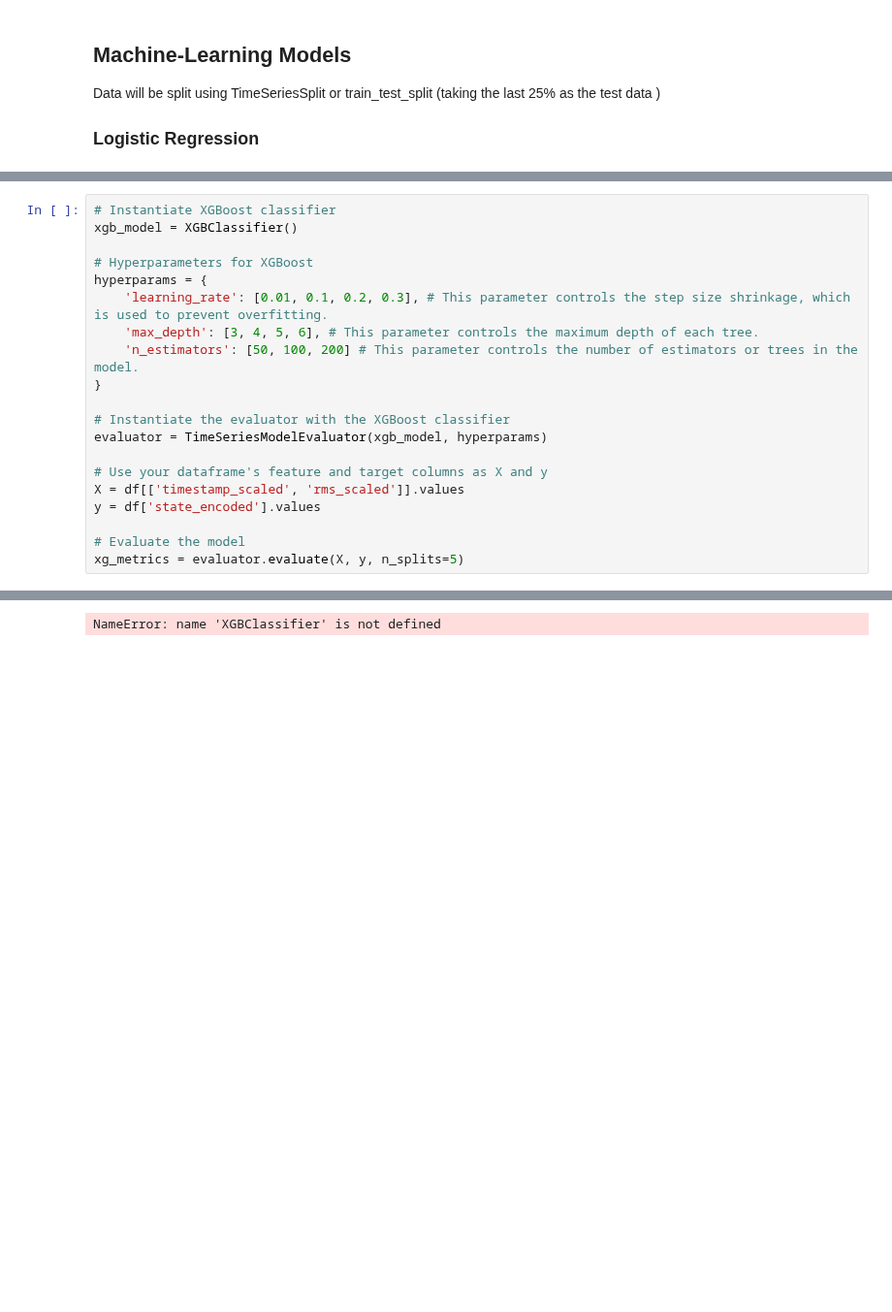
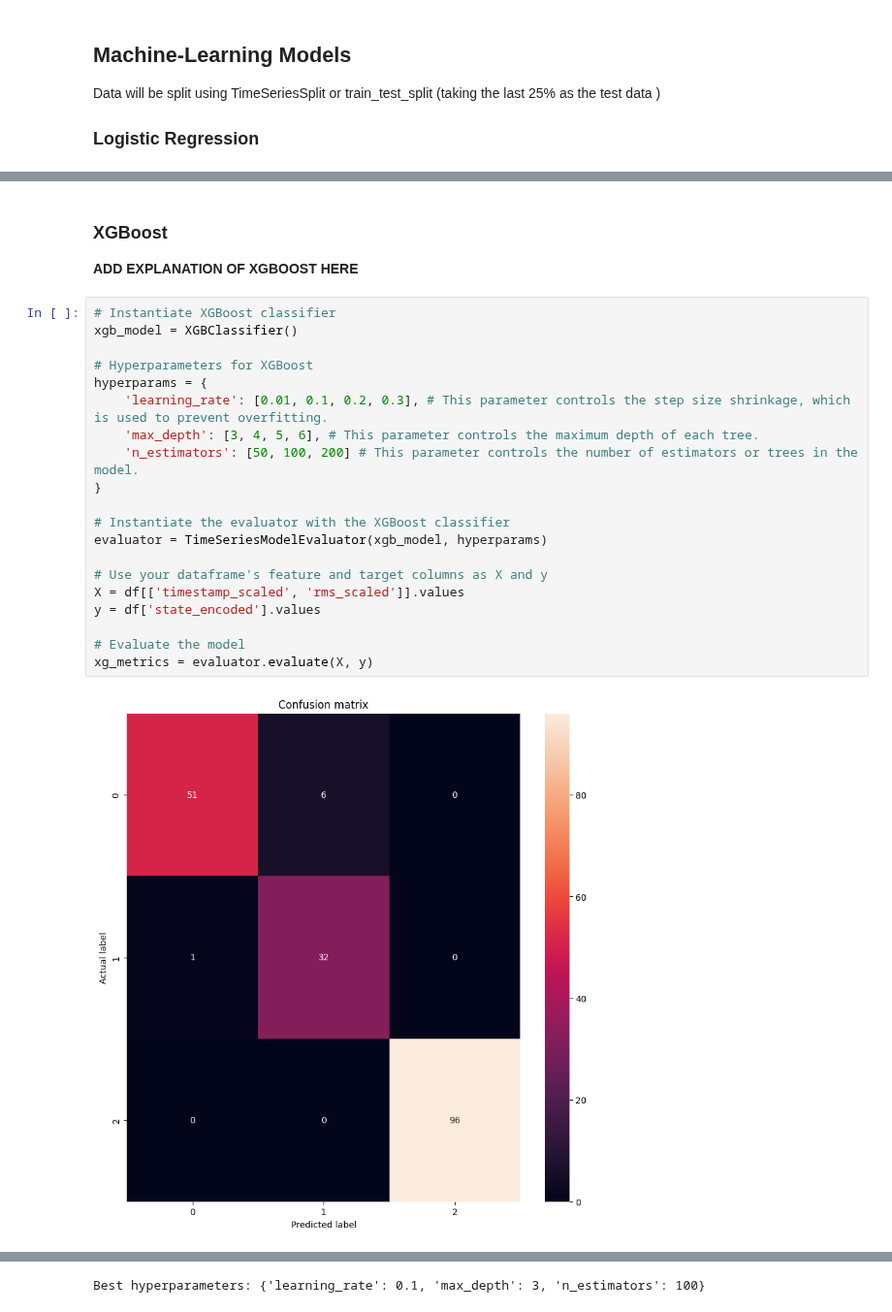
Before and after one commit to Danielwoodh/Time-Series-Data-Generation, a Jupyter notebook: Models - 1.0.ipynb, the cells around one changed output, grey strips where cells are left out. Shown at 97% size. Cells and saved outputs as stored; diff of their text form; blank space fills up the shorter version.

```diff
--- a/Models - 1.0.ipynb
+++ b/Models - 1.0.ipynb
@@ -239,21 +245,26 @@ weighted avg       0.88      0.65      0.63       186
+# %% [markdown]
+### XGBoost
+
+**ADD EXPLANATION OF XGBOOST HERE**
 # %%
 # Instantiate XGBoost classifier
 xgb_model = XGBClassifier()
 
 # Hyperparameters for XGBoost
 hyperparams = {
     'learning_rate': [0.01, 0.1, 0.2, 0.3], # This parameter controls the step size shrinkage, which is used to prevent overfitting.
     'max_depth': [3, 4, 5, 6], # This parameter controls the maximum depth of each tree.
     'n_estimators': [50, 100, 200] # This parameter controls the number of estimators or trees in the model.
 }
 
 # Instantiate the evaluator with the XGBoost classifier
 evaluator = TimeSeriesModelEvaluator(xgb_model, hyperparams)
 
 # Use your dataframe's feature and target columns as X and y
 X = df[['timestamp_scaled', 'rms_scaled']].values
 y = df['state_encoded'].values
 
 # Evaluate the model
-xg_metrics = evaluator.evaluate(X, y, n_splits=5)
+xg_metrics = evaluator.evaluate(X, y)
 # %% [output]
+[figure, added]
@@ -260,4 +272,4 @@ xg_metrics = evaluator.evaluate(X, y, n_splits=5)
-NameError: name 'XGBClassifier' is not defined
+Best hyperparameters: {'learning_rate': 0.1, 'max_depth': 3, 'n_estimators': 100}
 # %%
 # print the metrics
 for key, value in xg_metrics.items():
```
Also changed, not shown: parts of 15 cells of this notebook, 14 other files.
